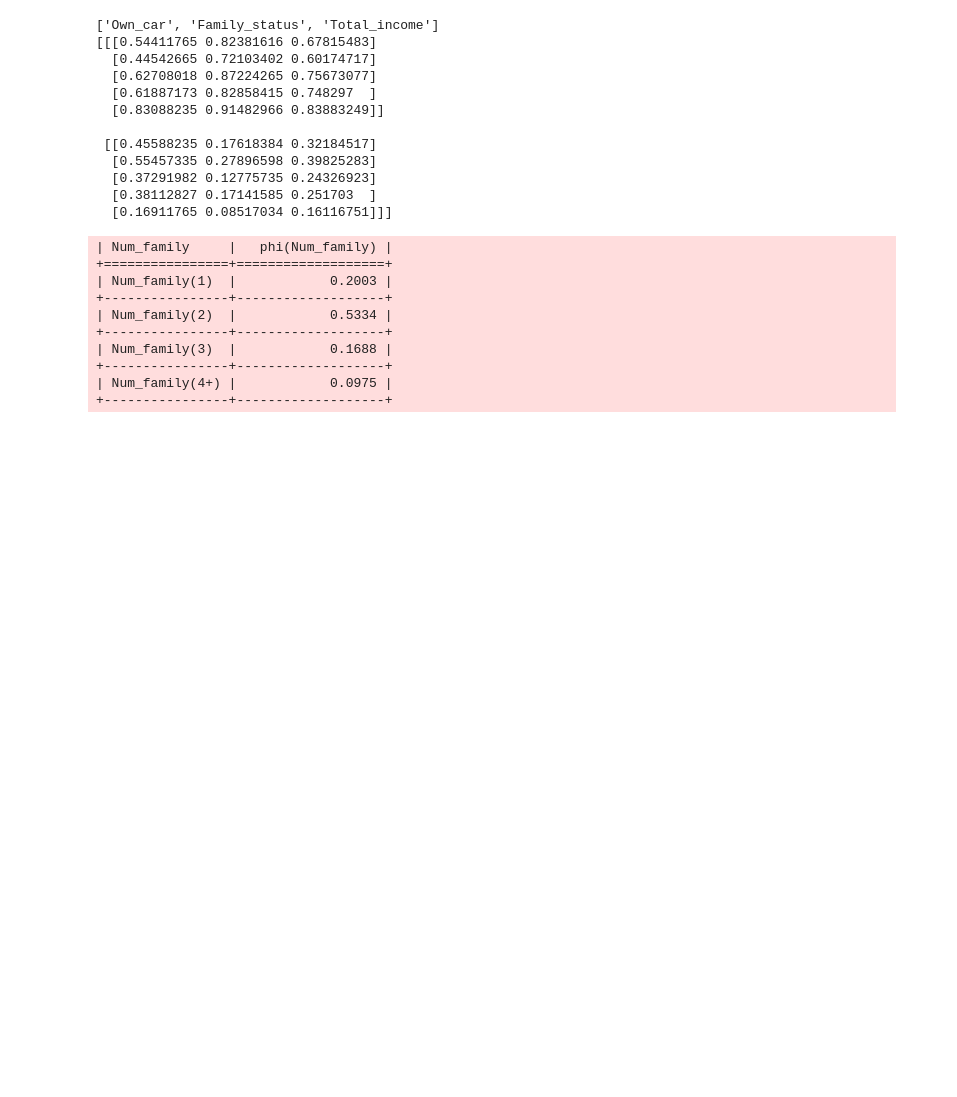
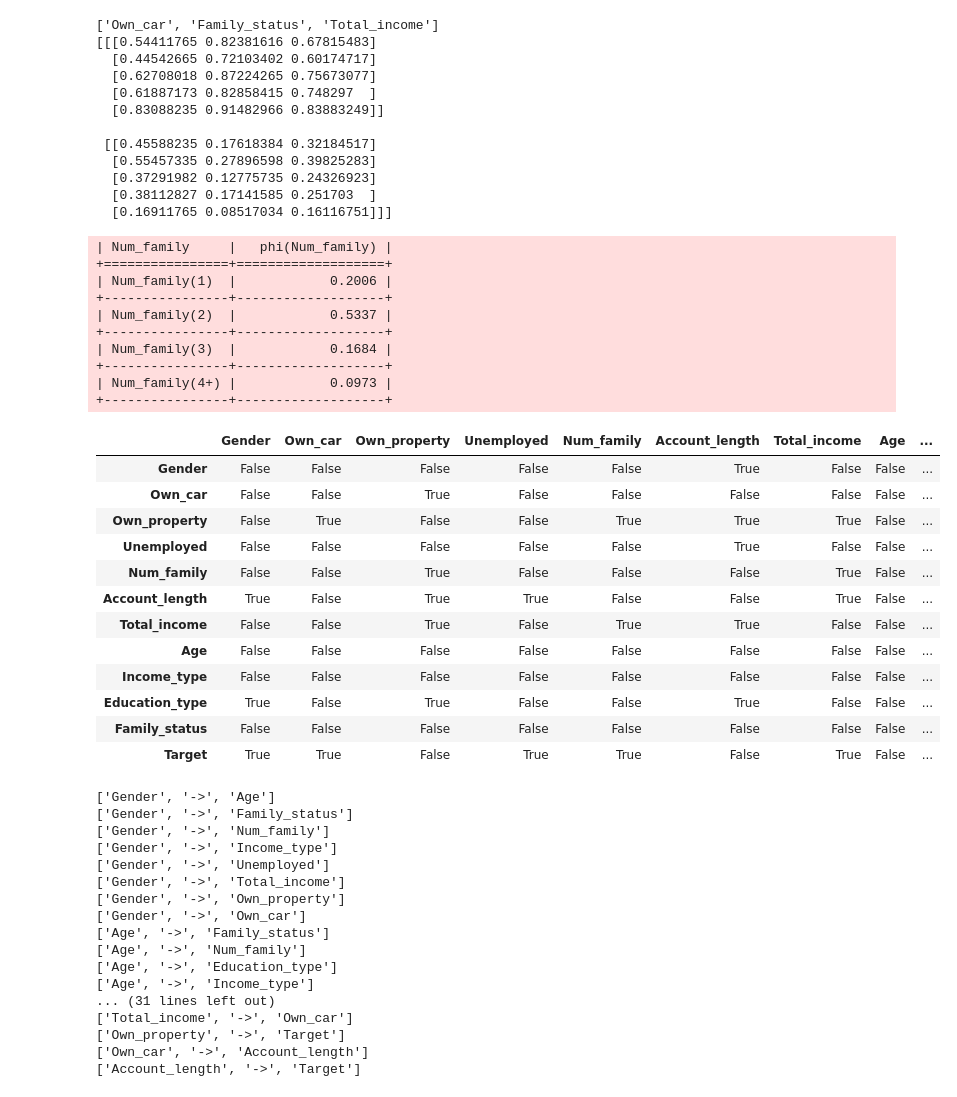
Before and after one commit to DomMcOyle/FAIKR3-Project, a Jupyter notebook: bayes_net.ipynb, the cells around one changed output. Cells and saved outputs as stored; diff of their text form; code cells hidden in the pictures; blank space fills up the shorter version.

```diff
--- a/bayes_net.ipynb
+++ b/bayes_net.ipynb
@@ -189,18 +193,73 @@ print(cpds[0].values)
   [0.38112827 0.17141585 0.251703  ]
   [0.16911765 0.08517034 0.16116751]]]
 # %%
-from pgmpy.inference import VariableElimination
+
 
 infer = VariableElimination(bnet)
-print(infer.query(['Num_family'], evidence={'Target':1}))
+print(infer.query(['Num_family'], evidence={'Target':0}))
 # %% [output]
 | Num_family     |   phi(Num_family) |
 +================+===================+
-| Num_family(1)  |            0.2003 |
+| Num_family(1)  |            0.2006 |
 +----------------+-------------------+
-| Num_family(2)  |            0.5334 |
+| Num_family(2)  |            0.5337 |
 +----------------+-------------------+
-| Num_family(3)  |            0.1688 |
+| Num_family(3)  |            0.1684 |
 +----------------+-------------------+
-| Num_family(4+) |            0.0975 |
+| Num_family(4+) |            0.0973 |
 +----------------+-------------------+
+# %%
+from pgmpy.estimators.CITests import chi_square
+
+ordered_list_of_attr = ["Gender", "Age", "Family_status", "Num_family",
+                        "Education_type", "Income_type", "Unemployed",
+                        "Total_income", "Own_property", "Own_car", "Account_length", "Target"]
+col_names = df.columns
+
+p_values = np.zeros((len(col_names), len(col_names)))
+for first_index, first_col_val in enumerate(col_names):
+    for second_index, second_col_val in enumerate(col_names):
+        if first_index != second_index:
+            (chi, p_value, dof) = chi_square(first_col_val, second_col_val, [], df, False)
+            p_values[first_index, second_index] = p_value
+
+display(pd.DataFrame(p_values, columns=col_names, index=col_names)>0.01)
+corr = pd.DataFrame(p_values, columns=col_names, index=col_names)
+# maggiore = accettiamo = True = Indipendenti
+for i in range(len(ordered_list_of_attr)):
+    c = ordered_list_of_attr[i]
+    for j in range(i+1, len(ordered_list_of_attr)):
+        r = ordered_list_of_attr[j]
+        if corr[c][r]<0.01:
+            print([c , "->",r])
+# %% [output]
+|  | Gender | Own_car | Own_property | Unemployed | Num_family | Account_length | Total_income | Age | ... |
+| Gender | False | False | False | False | False | True | False | False | ... |
+| Own_car | False | False | True | False | False | False | False | False | ... |
+| Own_property | False | True | False | False | True | True | True | False | ... |
+| Unemployed | False | False | False | False | False | True | False | False | ... |
+| Num_family | False | False | True | False | False | False | True | False | ... |
+| Account_length | True | False | True | True | False | False | True | False | ... |
+| Total_income | False | False | True | False | True | True | False | False | ... |
+| Age | False | False | False | False | False | False | False | False | ... |
+| Income_type | False | False | False | False | False | False | False | False | ... |
+| Education_type | True | False | True | False | False | True | False | False | ... |
+| Family_status | False | False | False | False | False | False | False | False | ... |
+| Target | True | True | False | True | True | False | True | False | ... |
+['Gender', '->', 'Age']
+['Gender', '->', 'Family_status']
+['Gender', '->', 'Num_family']
+['Gender', '->', 'Income_type']
+['Gender', '->', 'Unemployed']
+['Gender', '->', 'Total_income']
+['Gender', '->', 'Own_property']
+['Gender', '->', 'Own_car']
+['Age', '->', 'Family_status']
+['Age', '->', 'Num_family']
+['Age', '->', 'Education_type']
+['Age', '->', 'Income_type']
+... (31 lines left out)
+['Total_income', '->', 'Own_car']
+['Own_property', '->', 'Target']
+['Own_car', '->', 'Account_length']
+['Account_length', '->', 'Target']
```
Also changed, not shown: parts of 20 cells of this notebook, 2 other files.
